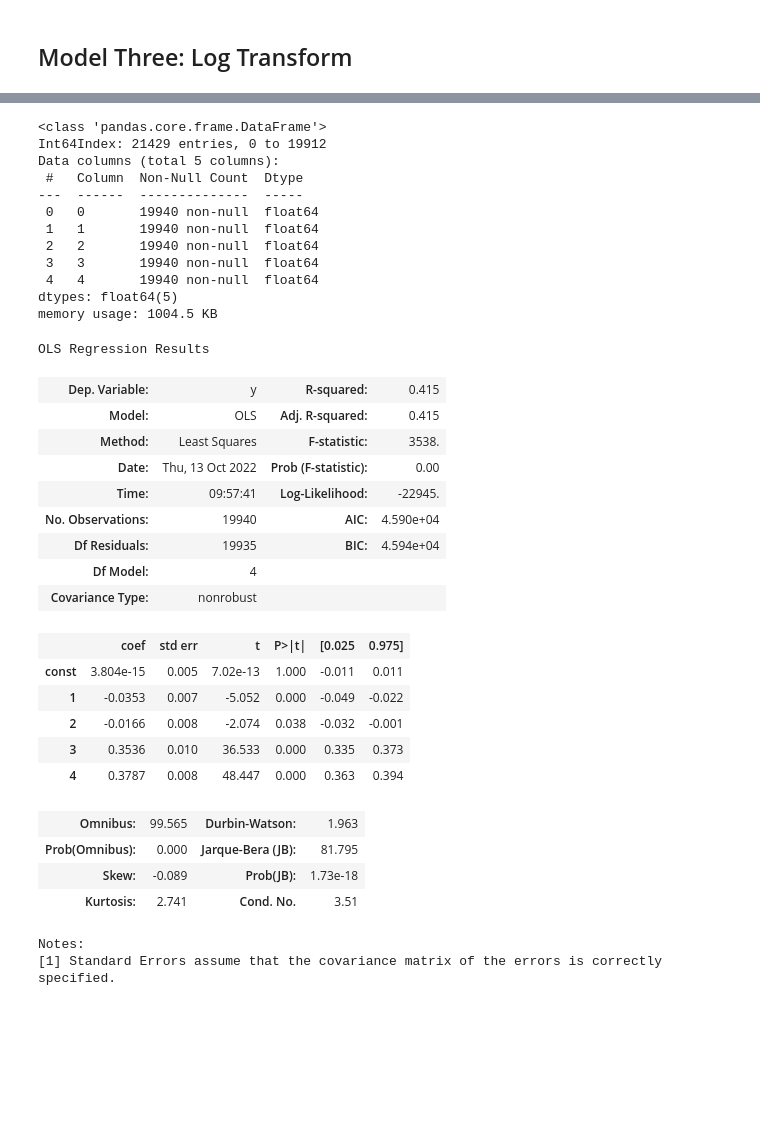
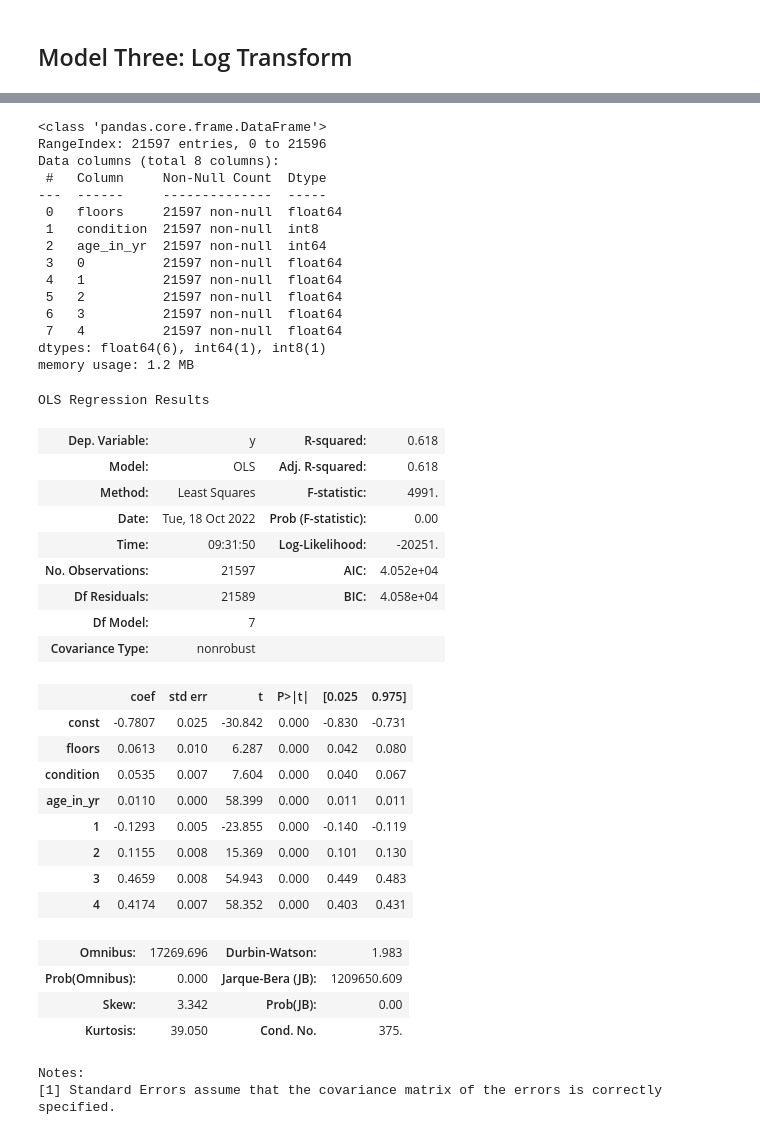
Before and after one commit to emilykmarsh/Henbart-LLC-House-Features-Statistical-Analysis, a Jupyter notebook: student.ipynb, the cells around one changed output, grey strips where cells are left out. Saved outputs shown, nothing was run; the diff lists cells and outputs as text; code cells hidden in the pictures; blank space fills up the shorter version.

Commit message:
Updates to Jupyter Notebook for final five models

```diff
--- a/student.ipynb
+++ b/student.ipynb
@@ -1054,10 +1040,10 @@ std_scale = preprocessing.StandardScaler().fit(df[['price', 'bedrooms', 'bathroo
 df_std = std_scale.transform(df[['price', 'bedrooms', 'bathrooms', 'sqft_living', 'grade']])
 # %%
 # create a copy of dataframe
-df4 = df.copy()
+df5 = df.copy()
 
 # drop old columns
-df4 = df4.drop(['price', 'bedrooms', 'bathrooms', 'sqft_living', 'grade'], axis=1)
+df5 = df5.drop(['price', 'bedrooms', 'bathrooms', 'sqft_living', 'grade'], axis=1)
 # %%
 df_std
 # %% [output]
@@ -1075,20 +1061,23 @@ df_std.shape
 # %%
 # create new DataFrame with minmax variables
 #add NumPy matrix as new columns in DataFrame
-df4 = pd.concat([df4, pd.DataFrame(df_std)], axis=1)
+df5 = pd.concat([df5, pd.DataFrame(df_std)], axis=1)
 
 # view new DataFrame info
-df4.info()
+df5.info()
 # %% [output]
 <class 'pandas.core.frame.DataFrame'>
-Int64Index: 21429 entries, 0 to 19912
-Data columns (total 5 columns):
- #   Column  Non-Null Count  Dtype
----  ------  --------------  -----
- 0   0       19940 non-null  float64
- 1   1       19940 non-null  float64
- 2   2       19940 non-null  float64
- 3   3       19940 non-null  float64
- 4   4       19940 non-null  float64
-dtypes: float64(5)
-memory usage: 1004.5 KB
+RangeIndex: 21597 entries, 0 to 21596
+Data columns (total 8 columns):
+ #   Column     Non-Null Count  Dtype
+---  ------     --------------  -----
+ 0   floors     21597 non-null  float64
+ 1   condition  21597 non-null  int8
+ 2   age_in_yr  21597 non-null  int64
+ 3   0          21597 non-null  float64
+ 4   1          21597 non-null  float64
+ 5   2          21597 non-null  float64
+ 6   3          21597 non-null  float64
+ 7   4          21597 non-null  float64
+dtypes: float64(6), int64(1), int8(1)
+memory usage: 1.2 MB
@@ -1097,36 +1084,41 @@ df4 = df4.dropna()
+# %%
+df5 = df5.dropna()
 # %%
 # create predictors
-predictors4 = df4.drop([0], axis=1)
+predictors5 = df5.drop([0], axis=1)
 
 # create model intercept
-predictors_int4 = sm.add_constant(predictors4)
+predictors_int5 = sm.add_constant(predictors5)
 
 # fit model to data
-model4 = sm.OLS(df4[0], predictors_int4).fit()
+model5 = sm.OLS(df5[0], predictors_int5).fit()
 # %%
 # view model results
-model4.summary()
+model5.summary()
 # %% [output]
 OLS Regression Results
-| Dep. Variable: | y | R-squared: | 0.415 |
-| Model: | OLS | Adj. R-squared: | 0.415 |
-| Method: | Least Squares | F-statistic: | 3538. |
-| Date: | Thu, 13 Oct 2022 | Prob (F-statistic): | 0.00 |
-| Time: | 09:57:41 | Log-Likelihood: | -22945. |
-| No. Observations: | 19940 | AIC: | 4.590e+04 |
-| Df Residuals: | 19935 | BIC: | 4.594e+04 |
-| Df Model: | 4 |  |  |
+| Dep. Variable: | y | R-squared: | 0.618 |
+| Model: | OLS | Adj. R-squared: | 0.618 |
+| Method: | Least Squares | F-statistic: | 4991. |
+| Date: | Tue, 18 Oct 2022 | Prob (F-statistic): | 0.00 |
+| Time: | 09:31:50 | Log-Likelihood: | -20251. |
+| No. Observations: | 21597 | AIC: | 4.052e+04 |
+| Df Residuals: | 21589 | BIC: | 4.058e+04 |
+| Df Model: | 7 |  |  |
 | Covariance Type: | nonrobust |  |  |
 |  | coef | std err | t | P>|t| | [0.025 | 0.975] |
-| const | 3.804e-15 | 0.005 | 7.02e-13 | 1.000 | -0.011 | 0.011 |
-| 1 | -0.0353 | 0.007 | -5.052 | 0.000 | -0.049 | -0.022 |
-| 2 | -0.0166 | 0.008 | -2.074 | 0.038 | -0.032 | -0.001 |
-| 3 | 0.3536 | 0.010 | 36.533 | 0.000 | 0.335 | 0.373 |
-| 4 | 0.3787 | 0.008 | 48.447 | 0.000 | 0.363 | 0.394 |
+| const | -0.7807 | 0.025 | -30.842 | 0.000 | -0.830 | -0.731 |
+| floors | 0.0613 | 0.010 | 6.287 | 0.000 | 0.042 | 0.080 |
+| condition | 0.0535 | 0.007 | 7.604 | 0.000 | 0.040 | 0.067 |
+| age_in_yr | 0.0110 | 0.000 | 58.399 | 0.000 | 0.011 | 0.011 |
+| 1 | -0.1293 | 0.005 | -23.855 | 0.000 | -0.140 | -0.119 |
+| 2 | 0.1155 | 0.008 | 15.369 | 0.000 | 0.101 | 0.130 |
+| 3 | 0.4659 | 0.008 | 54.943 | 0.000 | 0.449 | 0.483 |
+| 4 | 0.4174 | 0.007 | 58.352 | 0.000 | 0.403 | 0.431 |
-| Omnibus: | 99.565 | Durbin-Watson: | 1.963 |
-| Prob(Omnibus): | 0.000 | Jarque-Bera (JB): | 81.795 |
-| Skew: | -0.089 | Prob(JB): | 1.73e-18 |
-| Kurtosis: | 2.741 | Cond. No. | 3.51 |
+| Omnibus: | 17269.696 | Durbin-Watson: | 1.983 |
+| Prob(Omnibus): | 0.000 | Jarque-Bera (JB): | 1209650.609 |
+| Skew: | 3.342 | Prob(JB): | 0.00 |
+| Kurtosis: | 39.050 | Cond. No. | 375. |
 Notes:
 [1] Standard Errors assume that the covariance matrix of the errors is correctly specified.
 # %%
```
Also changed, not shown: parts of 58 cells of this notebook.
